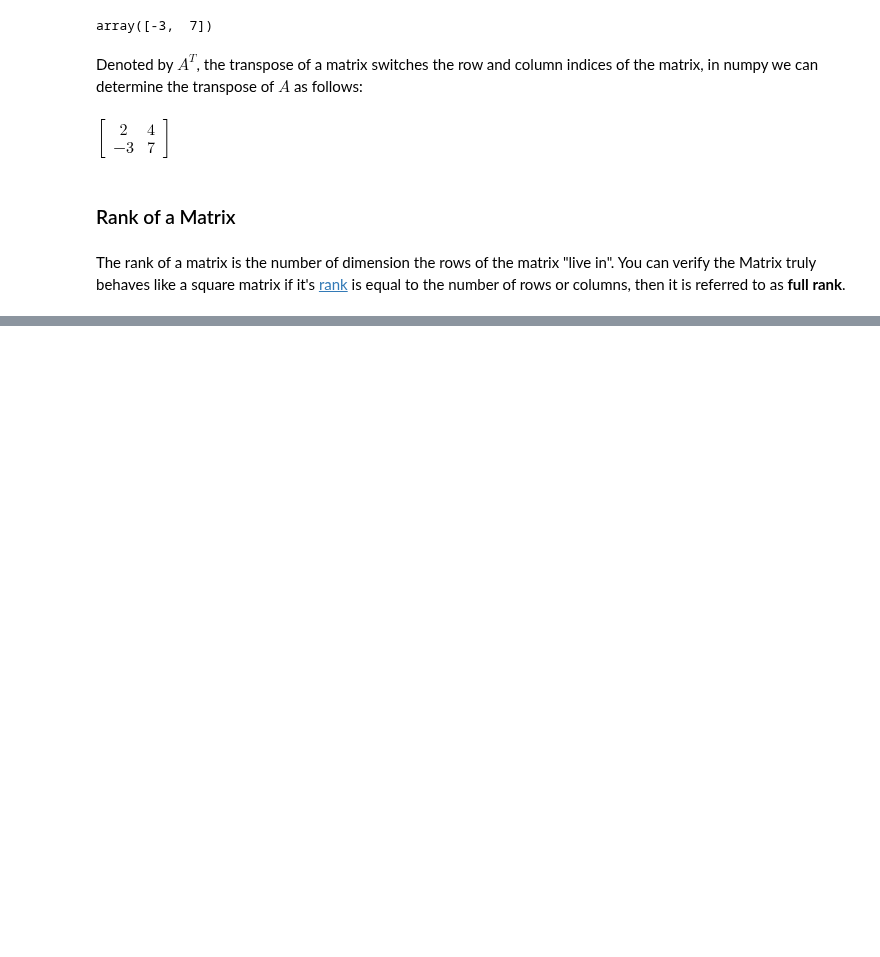
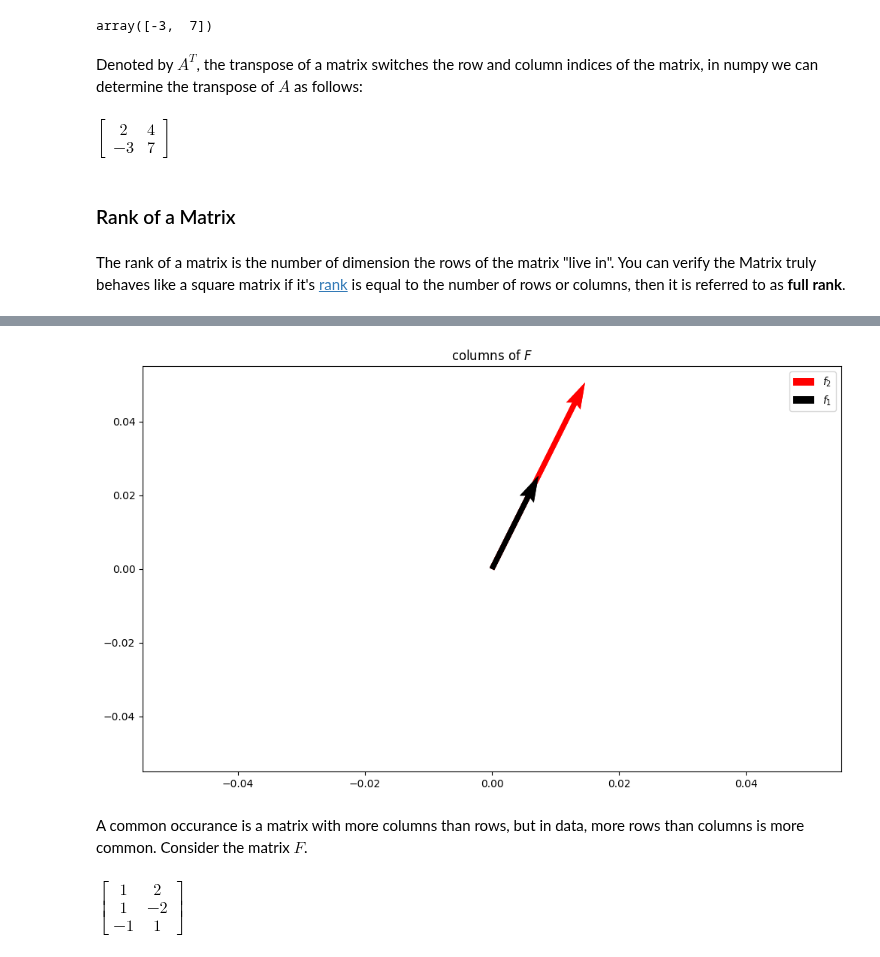
Before and after one commit to Mark-Barbaric/IBM_Machine_Learning_Certificate, a Jupyter notebook: Unsupervised_Machine_Learning/week4/matrix_review_lab.ipynb, the cells around one changed output, grey strips where cells are left out. Cells and saved outputs as stored; diff of their text form; code cells hidden in the pictures; blank space fills up the shorter version.

```diff
--- a/Unsupervised_Machine_Learning/week4/matrix_review_lab.ipynb
+++ b/Unsupervised_Machine_Learning/week4/matrix_review_lab.ipynb
@@ -128,0 +153,16 @@ The rank of a matrix is the number of dimension the rows of the matrix "live in"
+# %%
+fig, ax = plt.subplots(figsize=(12, 7))
+ax.quiver([0, 0], [0, 0], F[0, 1], F[1, 1], scale=30, label=f"$f_{2}$", color='red')
+ax.quiver([0, 0], [0, 0], F[0, 0], F[1, 0], scale=30, label=f"$f_{1}$")
+plt.title("columns of $F$ ")
+plt.legend()
+plt.show()
+# %% [output]
+[figure, added]
+# %% [markdown]
+A common occurance is a matrix with more columns than rows, but in data, more rows than columns is more common. Consider the matrix $F$.
+# %%
+F = np.array([[1, 2], [1, -2], [-1, 1]])
+Matrix(F)
+# %% [output]
+$\displaystyle \left[\begin{matrix}1 & 2\\1 & -2\\-1 & 1\end{matrix}\right]$
```
Also changed, not shown: parts of 87 cells of this notebook.
